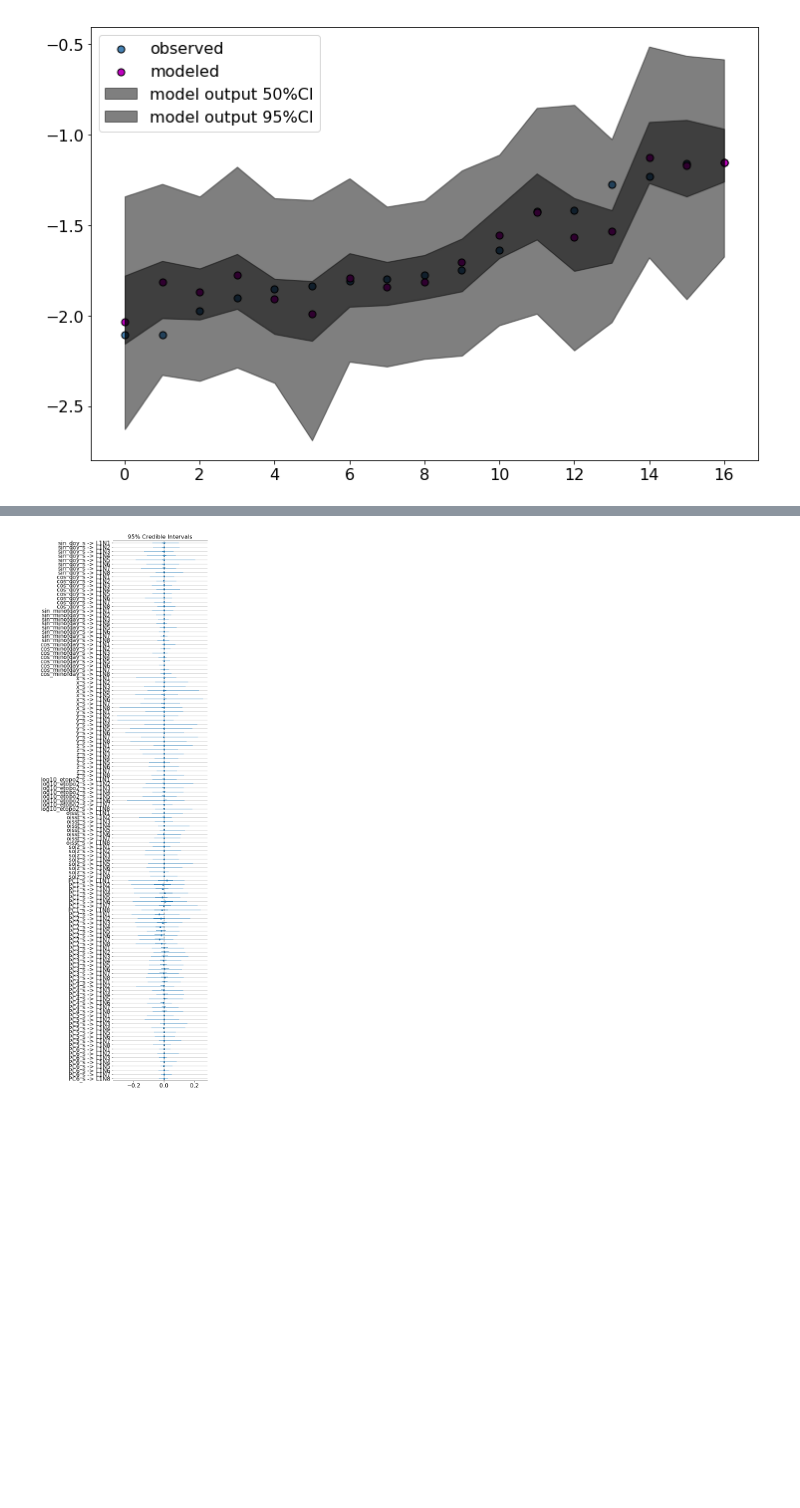
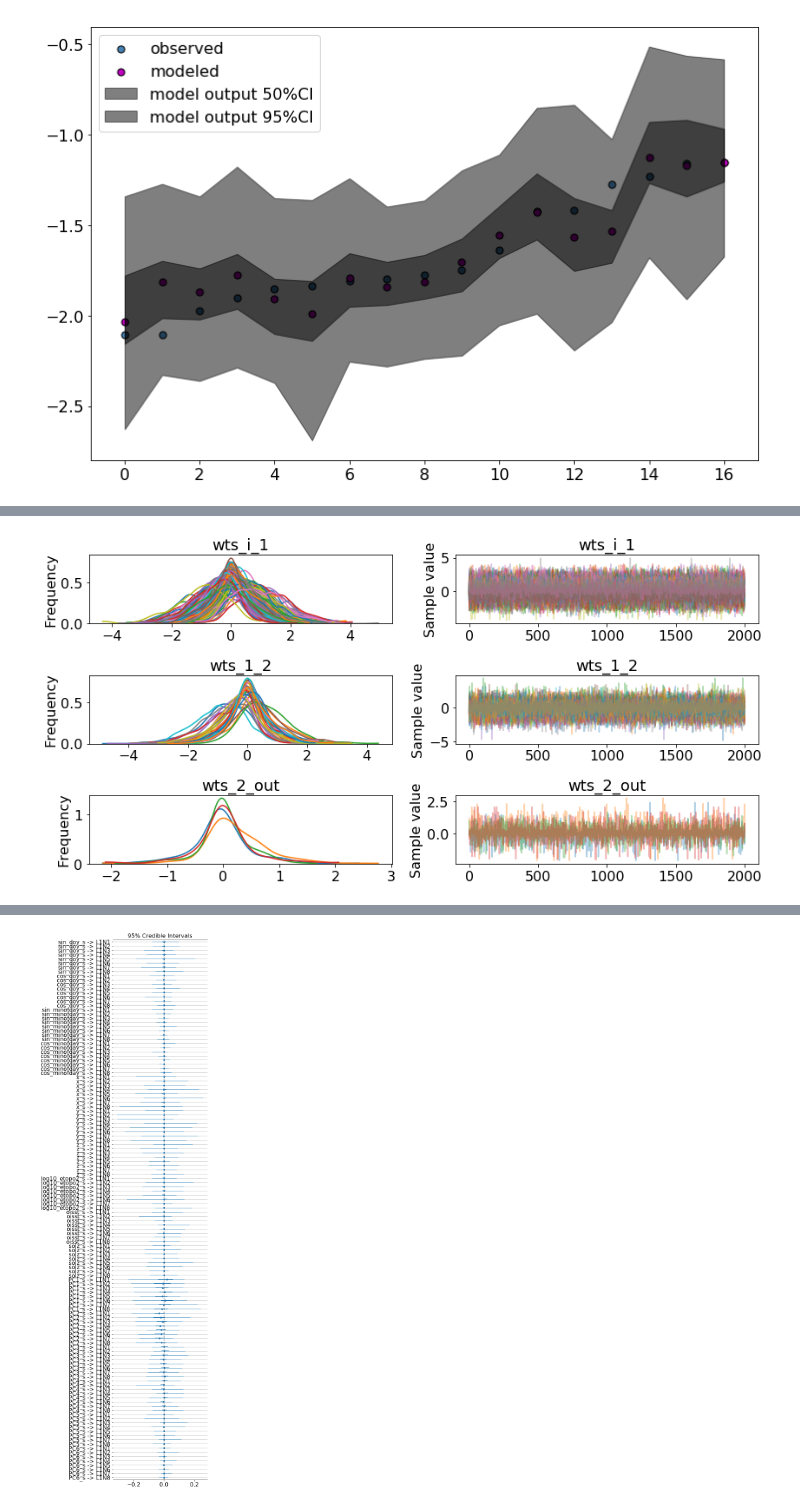
Before and after one commit to madHatter106/TOA_ML, a Jupyter notebook: TOA_ML_4_APHY412_BDNN_2_HL2_ARD_SVGD.ipynb, the cells around one changed output, grey strips where cells are left out. Saved outputs shown, nothing was run; the diff lists cells and outputs as text; code cells hidden in the pictures; blank space fills up the shorter version.

```diff
--- a/TOA_ML_4_APHY412_BDNN_2_HL2_ARD_SVGD.ipynb
+++ b/TOA_ML_4_APHY412_BDNN_2_HL2_ARD_SVGD.ipynb
@@ -310,0 +307,4 @@ bnn_l1_8HL.evaluate_fit(['wts_i_1', 'wts_1_out']);
+# %%
+bnn_l2_8_4HL.evaluate_fit(['wts_i_1', 'wts_1_2', 'wts_2_out']);
+# %% [output]
+[figure, added]
```
Also changed, not shown: parts of 9 cells of this notebook.
